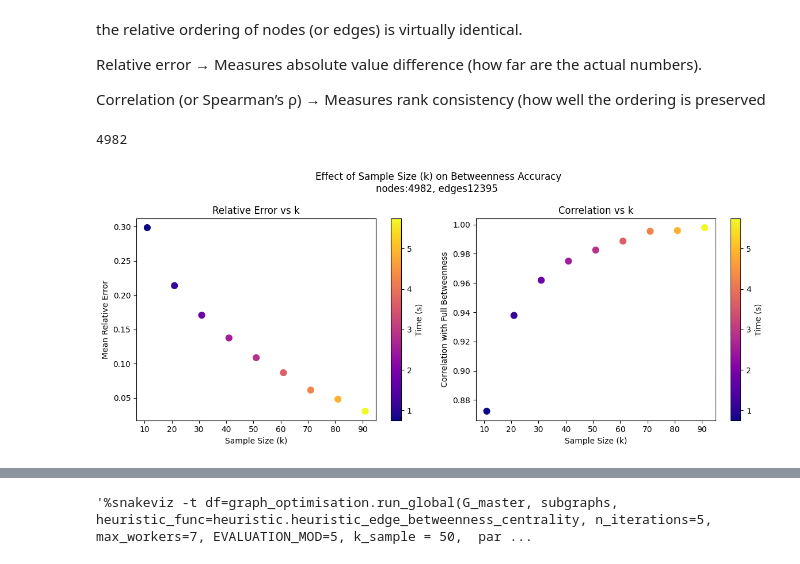
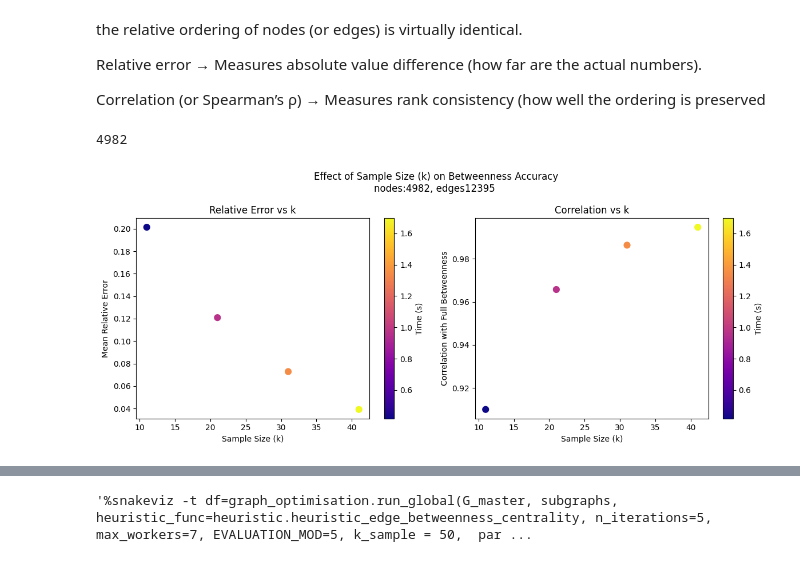
Before and after one commit to Matthew-Pirotta/FYP-OpenPaths, a Jupyter notebook: Code/main.ipynb, the cells around one changed output, grey strips where cells are left out. Saved outputs shown, nothing was run; the diff lists cells and outputs as text; code cells hidden in the pictures.

```diff
--- a/Code/main.ipynb
+++ b/Code/main.ipynb
@@ -198,6 +198,7 @@ print(len(bridges), "actual num might be double actually")
 # %% [output]
 1786 actual num might be double actually
 # %%
+G_drive = graph_util.make_drive_subgraph(G_master)
 plotting.plot_bool_atr(G_drive, "reallocatable")
 # %% [output]
 [figure]
@@ -331,35 +332,35 @@ def investigate_k_diff(G:DiGraph, max_k = None, seed=42, step=50):
         # relative mean absolute error
         rel_err = np.mean(np.abs(approx_vals - true_vals) / (true_vals + 1e-9))
         # correlation
         corr = np.corrcoef(true_vals, approx_vals)[0, 1]
 
         results.append((k, rel_err, corr, elapsed))
         #print(f"k={k:>5} | rel_err={rel_err:.3f} | corr={corr:.3f} | time={elapsed:.2f}s")
 
     ks, rel_errs, corrs, times = zip(*results)
 
     fig, ax = plt.subplots(1, 2, figsize=(12, 5))
     scatter1 = ax[0].scatter(ks, rel_errs, c=times, cmap="plasma", s=60)
     ax[0].set_title("Relative Error vs k")
     ax[0].set_xlabel("Sample Size (k)")
     ax[0].set_ylabel("Mean Relative Error")
     cbar = plt.colorbar(scatter1, ax=ax[0]); cbar.set_label("Time (s)")
 
     scatter2 = ax[1].scatter(ks, corrs, c=times, cmap="plasma", s=60)
     ax[1].set_title("Correlation vs k")
     ax[1].set_xlabel("Sample Size (k)")
     ax[1].set_ylabel("Correlation with Full Betweenness")
     cbar2 = plt.colorbar(scatter2, ax=ax[1]); cbar2.set_label("Time (s)")
 
     plt.suptitle(f"Effect of Sample Size (k) on Betweenness Accuracy\nnodes:{len(G.nodes)}, edges{edges} ")
     plt.tight_layout()
     plt.show()
 
 print(len(G_master.nodes))
-investigate_k_diff(G_master,max_k=100, seed=12, step=10)
+investigate_k_diff(G_master,max_k=50, seed=12, step=10)
 # %% [output]
 4982
-[figure, old version]
+[figure, new version]
 # %%
 #%snakeviz -t
 #TODO getting new very safe edges even tho nothing got allocated?
```
Also changed, not shown: parts of 9 cells of this notebook, 3 other files.
